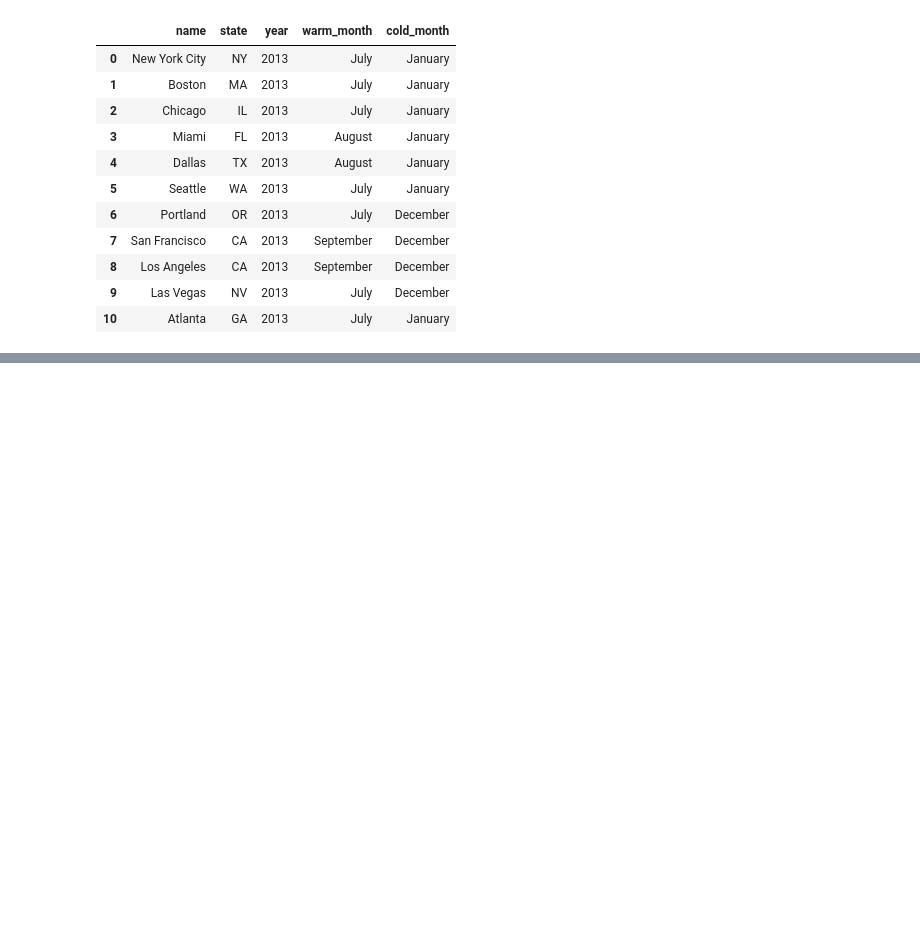
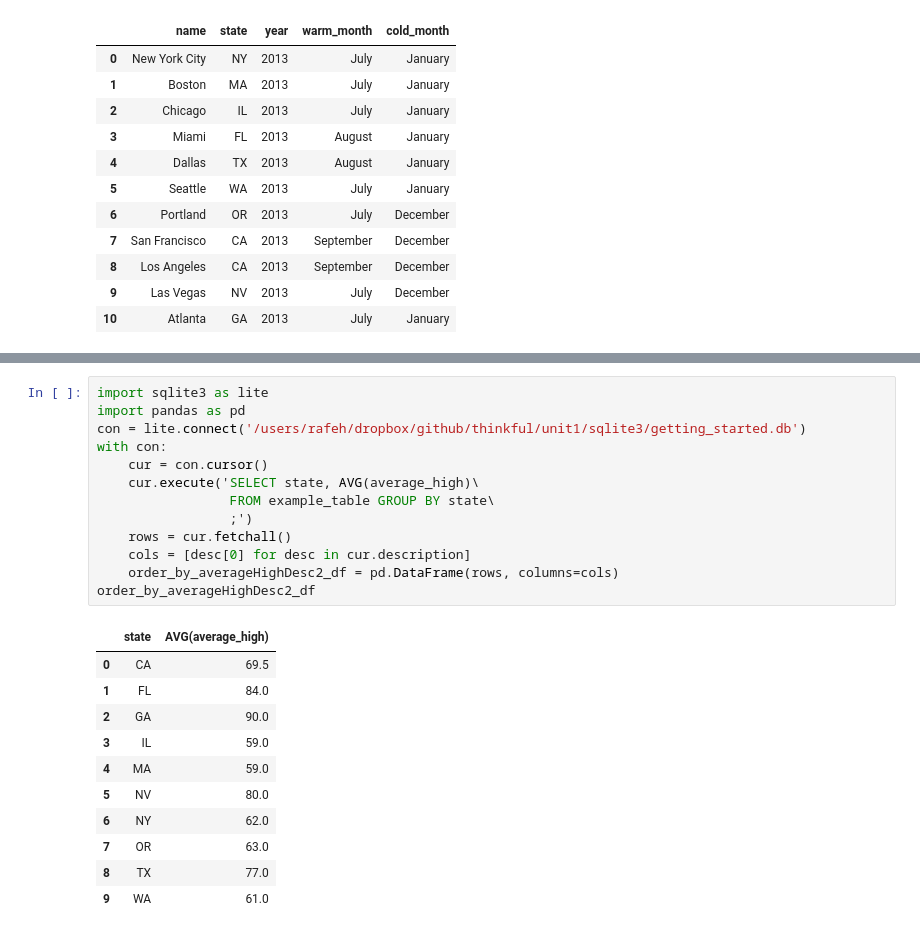
Before and after one commit to CleverProgrammer/Thinkful, a Jupyter notebook: unit1/ipython-notebooks/Thinkful Data Science Unit 1-- Data, Control Flow, Brain Visualizations, Read Write Files, SQLite3, and Pandas.ipynb, the cells around one changed output, grey strips where cells are left out. Drawn from its saved outputs; the diff is of its cells as text; blank space fills up the shorter version.

```diff
--- a/unit1/ipython-notebooks/Thinkful Data Science Unit 1-- Data, Control Flow, Brain Visualizations, Read Write Files, SQLite3, and Pandas.ipynb
+++ b/unit1/ipython-notebooks/Thinkful Data Science Unit 1-- Data, Control Flow, Brain Visualizations, Read Write Files, SQLite3, and Pandas.ipynb
@@ -1468,0 +1525,25 @@ s
+# %%
+import sqlite3 as lite
+import pandas as pd
+con = lite.connect('/users/rafeh/dropbox/github/thinkful/unit1/sqlite3/getting_started.db')
+with con:
+    cur = con.cursor()
+    cur.execute('SELECT state, AVG(average_high)\
+                 FROM example_table GROUP BY state\
+                 ;')
+    rows = cur.fetchall()
+    cols = [desc[0] for desc in cur.description]
+    order_by_averageHighDesc2_df = pd.DataFrame(rows, columns=cols)
+order_by_averageHighDesc2_df
+# %% [output]
+|  | state | AVG(average_high) |
+| 0 | CA | 69.5 |
+| 1 | FL | 84.0 |
+| 2 | GA | 90.0 |
+| 3 | IL | 59.0 |
+| 4 | MA | 59.0 |
+| 5 | NV | 80.0 |
+| 6 | NY | 62.0 |
+| 7 | OR | 63.0 |
+| 8 | TX | 77.0 |
+| 9 | WA | 61.0 |
```
Also changed, not shown: parts of 9 cells of this notebook, 1 other file.
